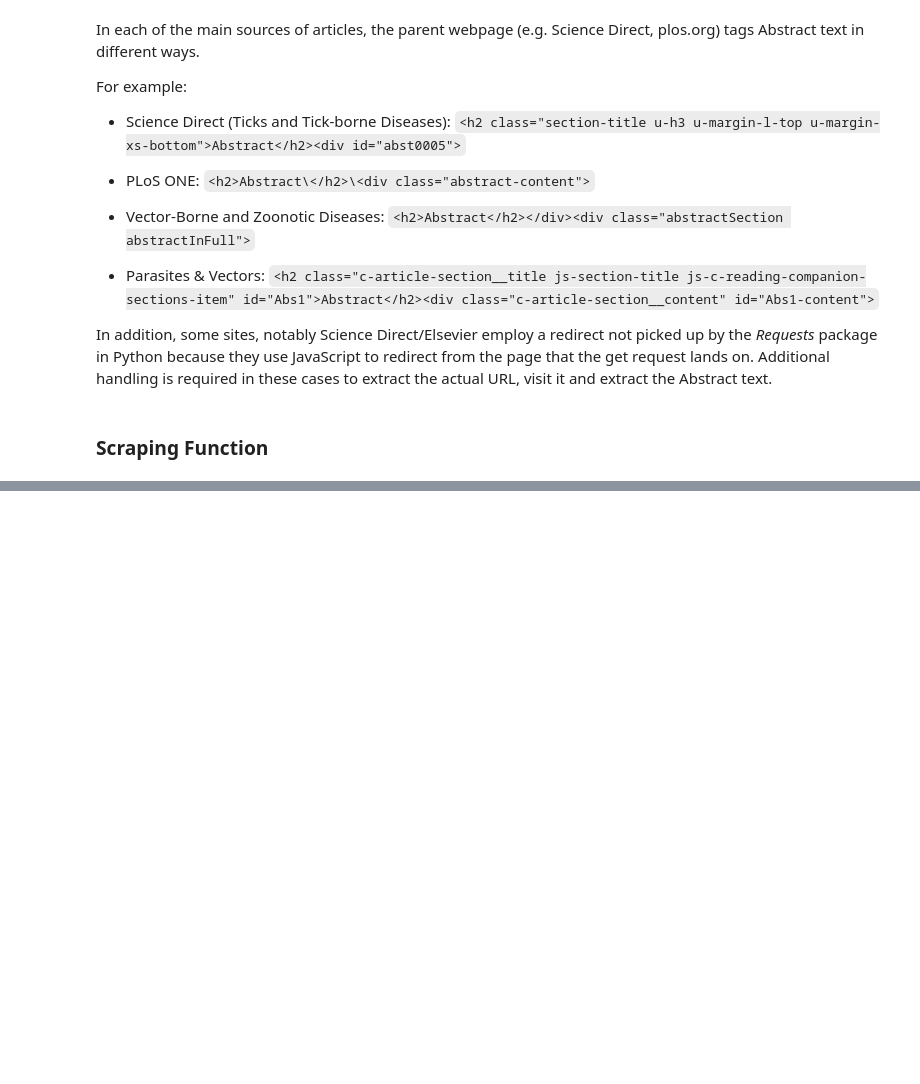
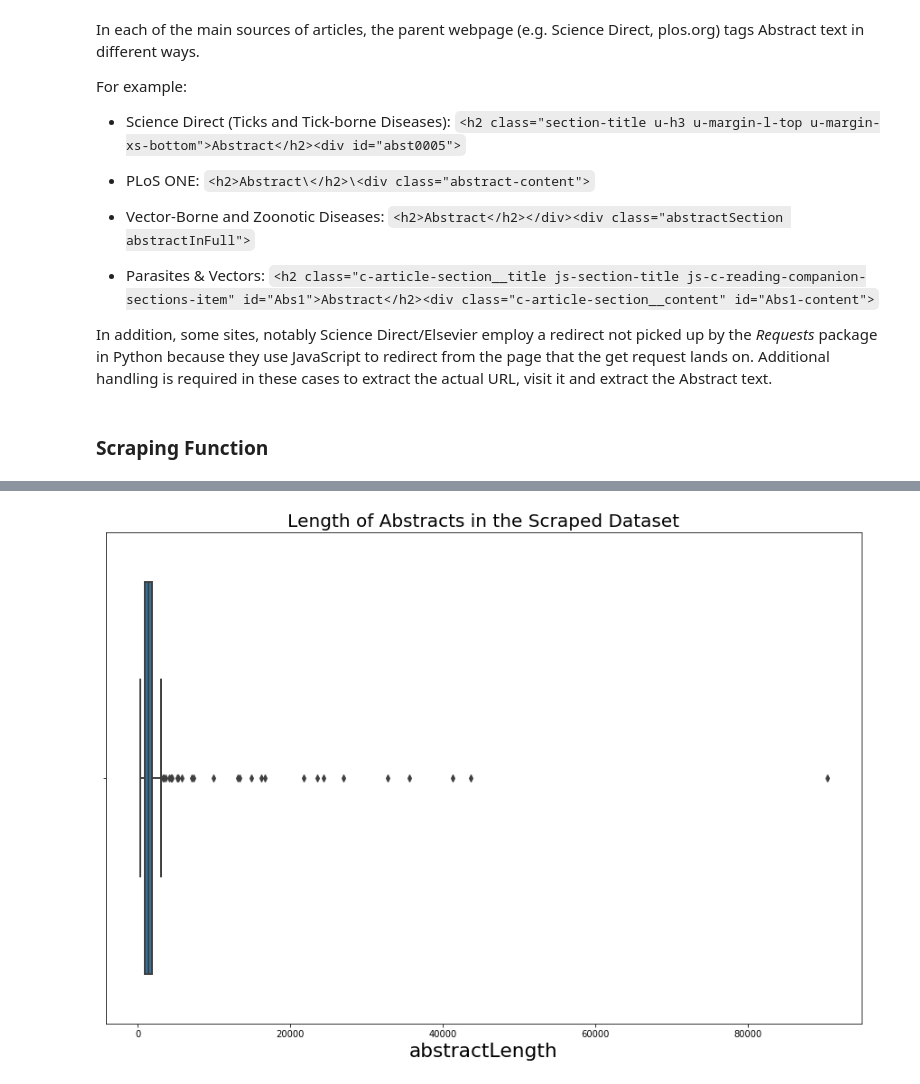
Before and after one commit to PlaybookData/Lyme-Disease-Framing-Analysis, a Jupyter notebook: Data Acquisition Process.ipynb, the cells around one changed output, grey strips where cells are left out. Saved outputs shown, nothing was run; the diff lists cells and outputs as text; code cells hidden in the pictures; blank space fills up the shorter version.

```diff
--- a/Data Acquisition Process.ipynb
+++ b/Data Acquisition Process.ipynb
@@ -896,0 +924,2 @@ Name: publication, dtype: int64
+# %%
+scraped['abstractLength']=scraped.abstract.apply(len)
@@ -896,0 +1007,5 @@ Name: publication, dtype: int64
+# %%
+sns.boxplot(x='abstractLength', data=scraped)
+plt.title('Length of Abstracts in the Scraped Dataset');
+# %% [output]
+[figure, added]
```
Also changed, not shown: parts of 44 cells of this notebook, 7 other files.
